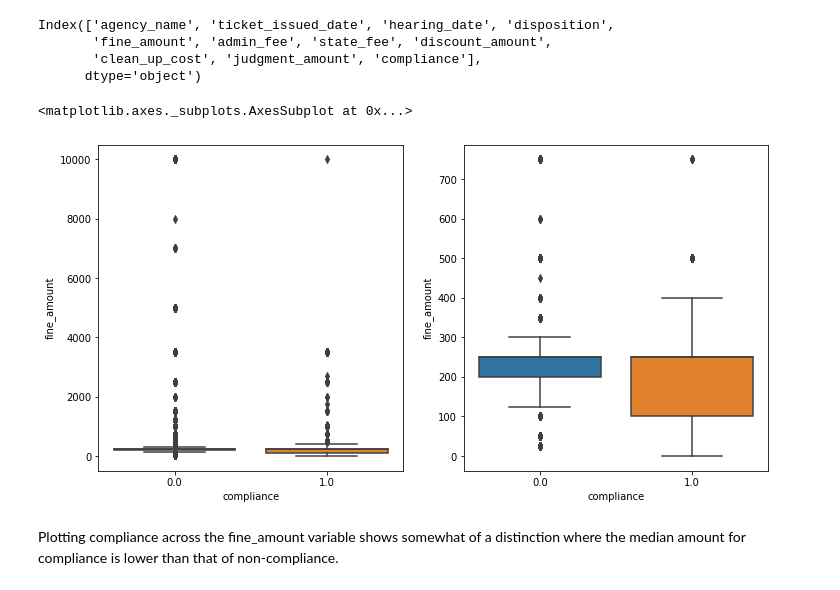
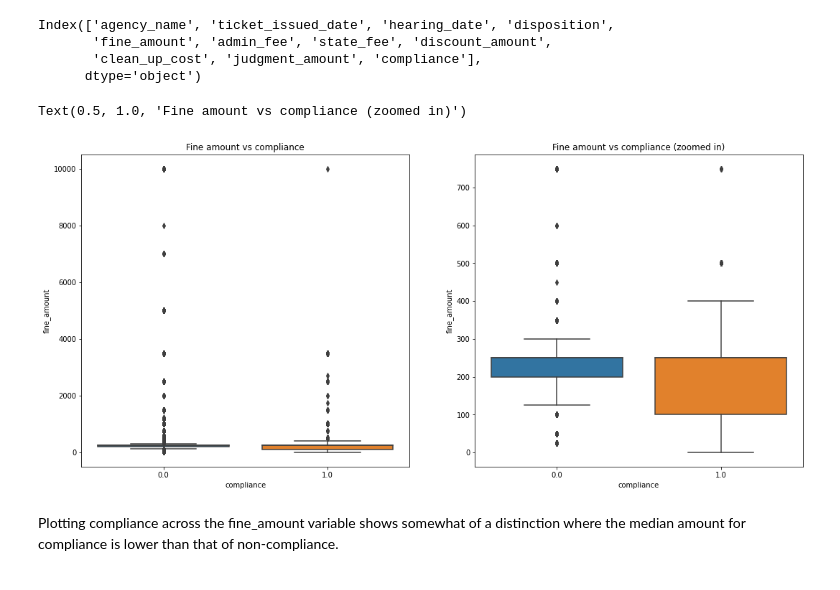
Before and after one commit to saychelsea11/Predicting-Property-Maintenance-Fine-Payment, a Jupyter notebook: Predicting_Property_Maintenance_Fines.ipynb, the cells around one changed output. Saved outputs shown, nothing was run; the diff lists cells and outputs as text; code cells hidden in the pictures.

```diff
--- a/Predicting_Property_Maintenance_Fines.ipynb
+++ b/Predicting_Property_Maintenance_Fines.ipynb
@@ -370,14 +363,16 @@ Index(['agency_name', 'ticket_issued_date', 'hearing_date', 'disposition',
        'clean_up_cost', 'judgment_amount', 'compliance'],
       dtype='object')
 # %%
-plt.figure(figsize=(12,6))
+plt.figure(figsize=(18,8))
 plt.subplot(1,2,1)
 sns.boxplot(data=train_df,y='fine_amount',x='compliance')
+plt.title('Fine amount vs compliance')
 plt.subplot(1,2,2)
 sns.boxplot(data=train_df[train_df['fine_amount']<1000],y='fine_amount',x='compliance')
+plt.title('Fine amount vs compliance (zoomed in)')
 # %% [output]
-<matplotlib.axes._subplots.AxesSubplot at 0x...>
+Text(0.5, 1.0, 'Fine amount vs compliance (zoomed in)')
-[figure, old version]
+[figure, new version]
 # %% [markdown]
 Plotting compliance across the fine_amount variable shows somewhat of a distinction where the median amount for compliance is lower than that of non-compliance.
 # %%
```
Also changed, not shown: parts of 95 cells of this notebook.
